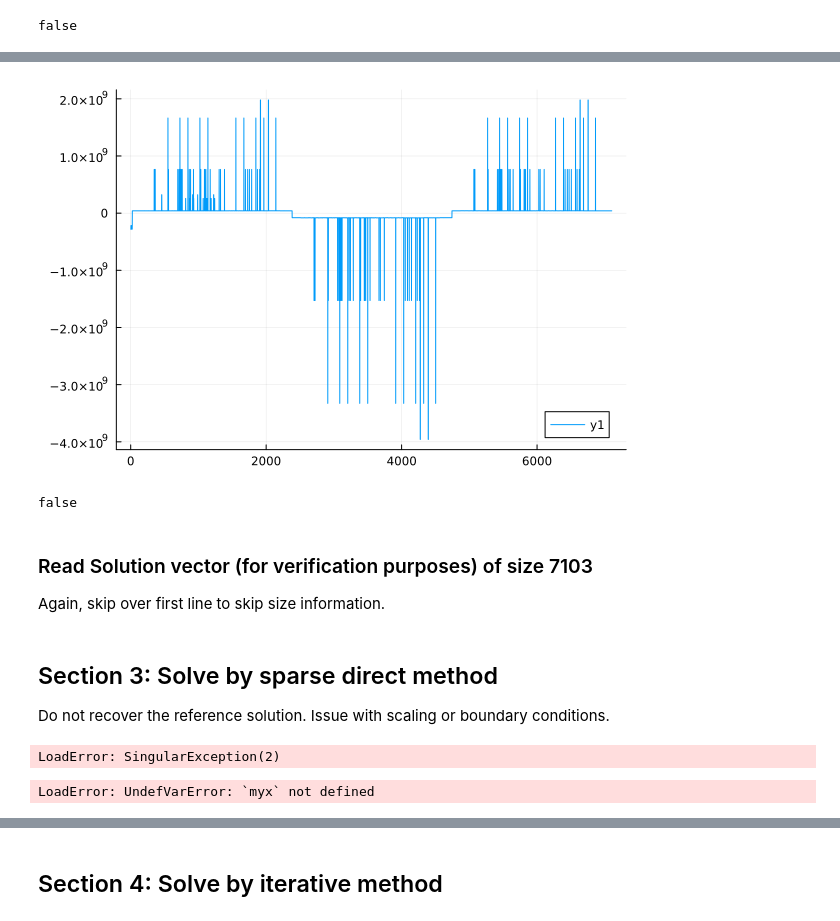
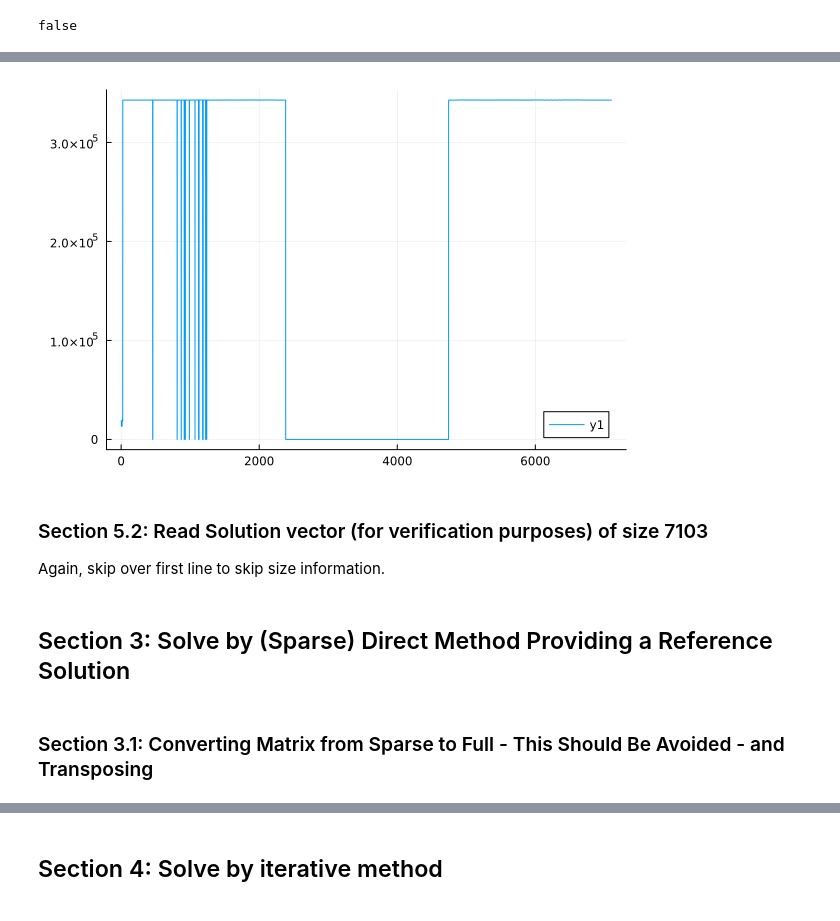
Before and after one commit to ziolai/finite_element_electrical_engineering, a Jupyter notebook: project-based-assignment/linear-solve/readme.ipynb, the cells around one changed output, grey strips where cells are left out. Drawn from its saved outputs; the diff is of its cells as text; code cells hidden in the pictures.

```diff
--- a/project-based-assignment/linear-solve/readme.ipynb
+++ b/project-based-assignment/linear-solve/readme.ipynb
@@ -32,7 +32,8 @@ The goal of the project is to replace a commercial [algebraic multigrid (AMG)](h
 ### Section 1.2: Read RHS vector (case MCP1630(kfirstcomp) of size 7103)
 Skip over first line to skip size information.
 # %%
-file = open("MCP1630(kfirstcomp)/B.dat", "r")
+filebase = "MCP1630(kfirstcomp)/"
+file = open(filebase*"B.dat", "r")
 b = readdlm(file, Float64, skipstart=0);
 length(b)
 # %% [output]
@@ -48,13 +49,13 @@ plot(b)
 1. a is a float vector of size 44355. a contains matrix entries.
 # %%
 n = length(b)
-file = open("MCP1630(kfirstcomp)/ia.dat", "r")
+file = open(filebase*"ia.dat", "r")
 ia = readdlm(file, Int64, skipstart=0);
 ia = reduce(vcat,ia)
-file = open("MCP1630(kfirstcomp)/ja.dat", "r")
+file = open(filebase*"ja.dat", "r")
 ja = readdlm(file, Int64, skipstart=0);
 ja = reduce(vcat,ja)
-file = open("MCP1630(kfirstcomp)/A.dat", "r")
+file = open(filebase*"A.dat", "r")
 a = readdlm(file, Float64, skipstart=0)
 a = reduce(vcat,a);
 # %%
@@ -94,13 +91,9 @@ plot(log.(D))
 # %%
 on = ones(n)
-ontimesA = A*on
+ontimesA = Transpose(A)*on
 plot(ontimesA)
 # %% [output]
-[figure, old version]
+[figure, new version]
-# %%
-issymmetric(A)
-# %% [output]
-false
 # %% [markdown]
-### Read Solution vector (for verification purposes) of size 7103
+### Section 5.2: Read Solution vector (for verification purposes) of size 7103
 Again, skip over first line to skip size information.
@@ -110,11 +103,4 @@ Again, skip over first line to skip size information.
 # %% [markdown]
-## Section 3: Solve by sparse direct method
-Do not recover the reference solution. Issue with scaling or boundary conditions.
+## Section 3: Solve by (Sparse) Direct Method Providing a Reference Solution
-# %%
-direct_x = A \ b
-# %% [output]
-LoadError: SingularException(2)
-# %%
-myx
-# %% [output]
-LoadError: UndefVarError: `myx` not defined
+# %% [markdown]
+### Section 3.1: Converting Matrix from Sparse to Full - This Should Be Avoided - and Transposing
```
Also changed, not shown: parts of 8 cells of this notebook.
